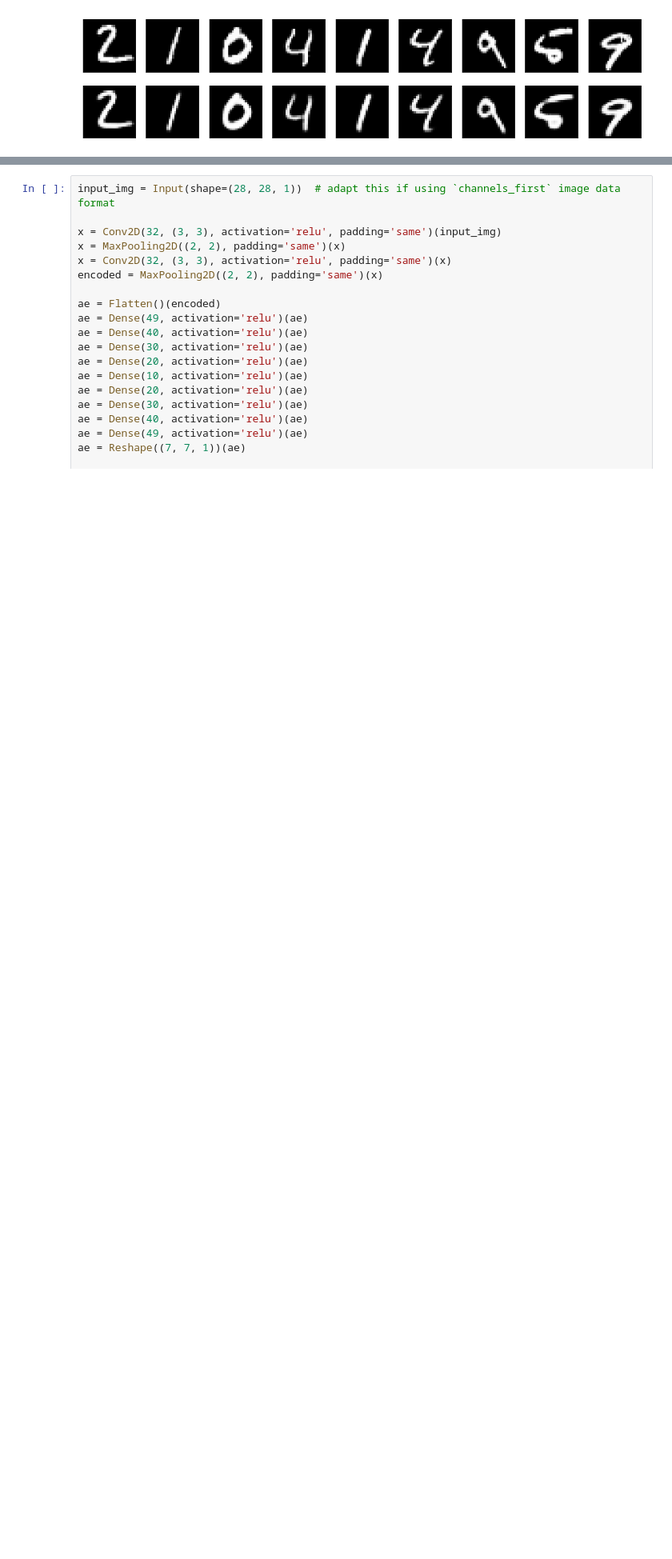
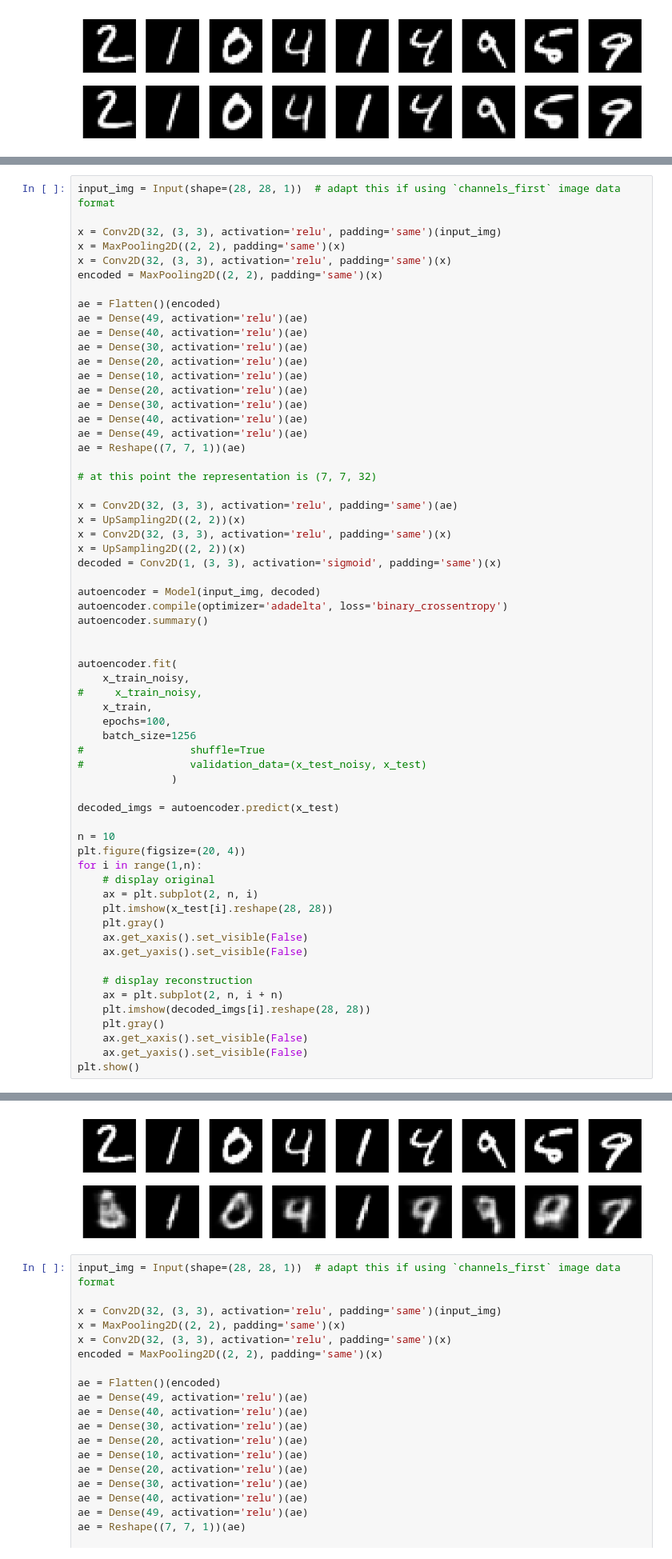
Before and after one commit to lovrek/MMCAE-data-fusion, a Jupyter notebook: scripts/Deniose AutoEncoder.ipynb, the cells around one changed output, grey strips where cells are left out. Shown at 80% size. Drawn from its saved outputs; the diff is of its cells as text; blank space fills up the shorter version.

```diff
--- a/scripts/Deniose AutoEncoder.ipynb
+++ b/scripts/Deniose AutoEncoder.ipynb
@@ -99,0 +184,63 @@ plt.show()
+# %%
+input_img = Input(shape=(28, 28, 1))  # adapt this if using `channels_first` image data format
+
+x = Conv2D(32, (3, 3), activation='relu', padding='same')(input_img)
+x = MaxPooling2D((2, 2), padding='same')(x)
+x = Conv2D(32, (3, 3), activation='relu', padding='same')(x)
+encoded = MaxPooling2D((2, 2), padding='same')(x)
+
+ae = Flatten()(encoded)
+ae = Dense(49, activation='relu')(ae)
+ae = Dense(40, activation='relu')(ae)
+ae = Dense(30, activation='relu')(ae)
+ae = Dense(20, activation='relu')(ae)
+ae = Dense(10, activation='relu')(ae)
+ae = Dense(20, activation='relu')(ae)
+ae = Dense(30, activation='relu')(ae)
+ae = Dense(40, activation='relu')(ae)
+ae = Dense(49, activation='relu')(ae)
+ae = Reshape((7, 7, 1))(ae)
+
+# at this point the representation is (7, 7, 32)
+
+x = Conv2D(32, (3, 3), activation='relu', padding='same')(ae)
+x = UpSampling2D((2, 2))(x)
+x = Conv2D(32, (3, 3), activation='relu', padding='same')(x)
+x = UpSampling2D((2, 2))(x)
+decoded = Conv2D(1, (3, 3), activation='sigmoid', padding='same')(x)
+
+autoencoder = Model(input_img, decoded)
+autoencoder.compile(optimizer='adadelta', loss='binary_crossentropy')
+autoencoder.summary()
+
+
+autoencoder.fit(
+    x_train_noisy,
+#     x_train_noisy,
+    x_train,
+    epochs=100,
+    batch_size=1256
+#                 shuffle=True
+#                 validation_data=(x_test_noisy, x_test)
+               )
+
+decoded_imgs = autoencoder.predict(x_test)
+
+n = 10
+plt.figure(figsize=(20, 4))
+for i in range(1,n):
+    # display original
+    ax = plt.subplot(2, n, i)
+    plt.imshow(x_test[i].reshape(28, 28))
+    plt.gray()
+    ax.get_xaxis().set_visible(False)
+    ax.get_yaxis().set_visible(False)
+
+    # display reconstruction
+    ax = plt.subplot(2, n, i + n)
+    plt.imshow(decoded_imgs[i].reshape(28, 28))
+    plt.gray()
+    ax.get_xaxis().set_visible(False)
+    ax.get_yaxis().set_visible(False)
+plt.show()
+# %% [output]
@@ -100,3 +264,4 @@ plt.show()
+[figure, added]
 # %%
 input_img = Input(shape=(28, 28, 1))  # adapt this if using `channels_first` image data format
 
```
Also changed, not shown: parts of 4 cells of this notebook, 3 other files.
